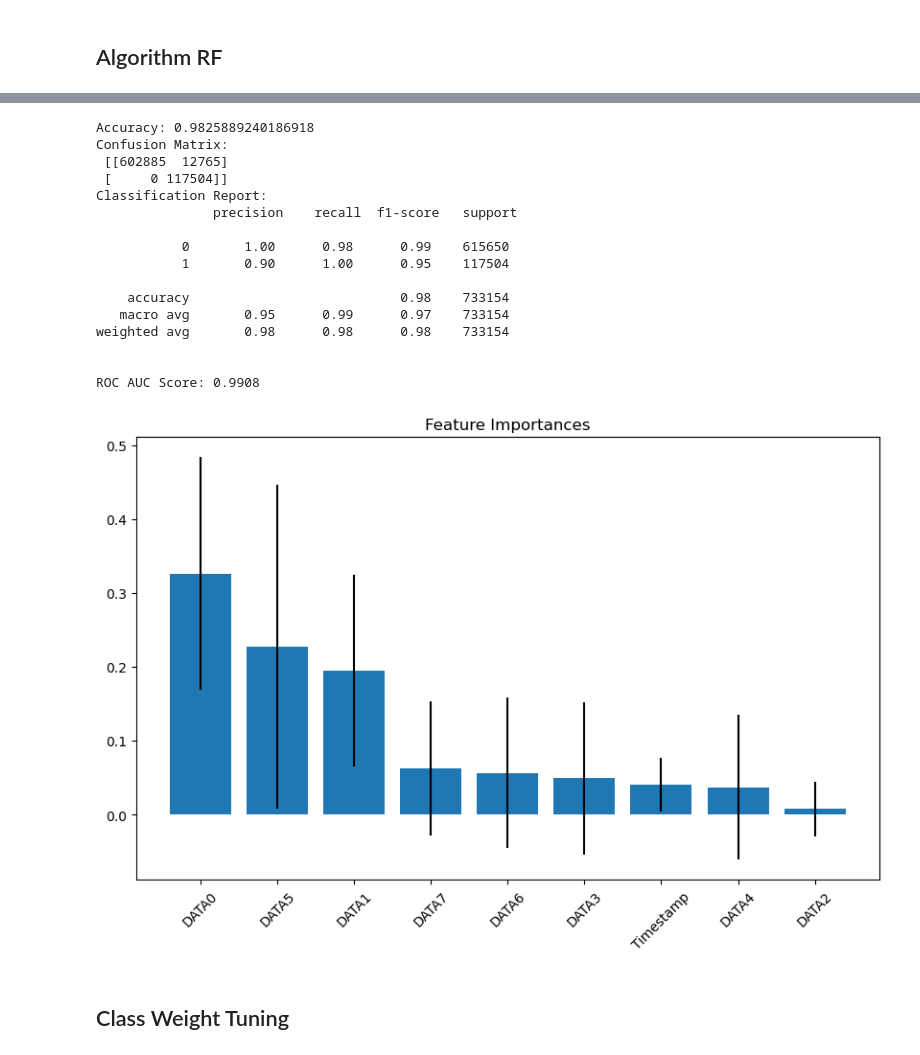
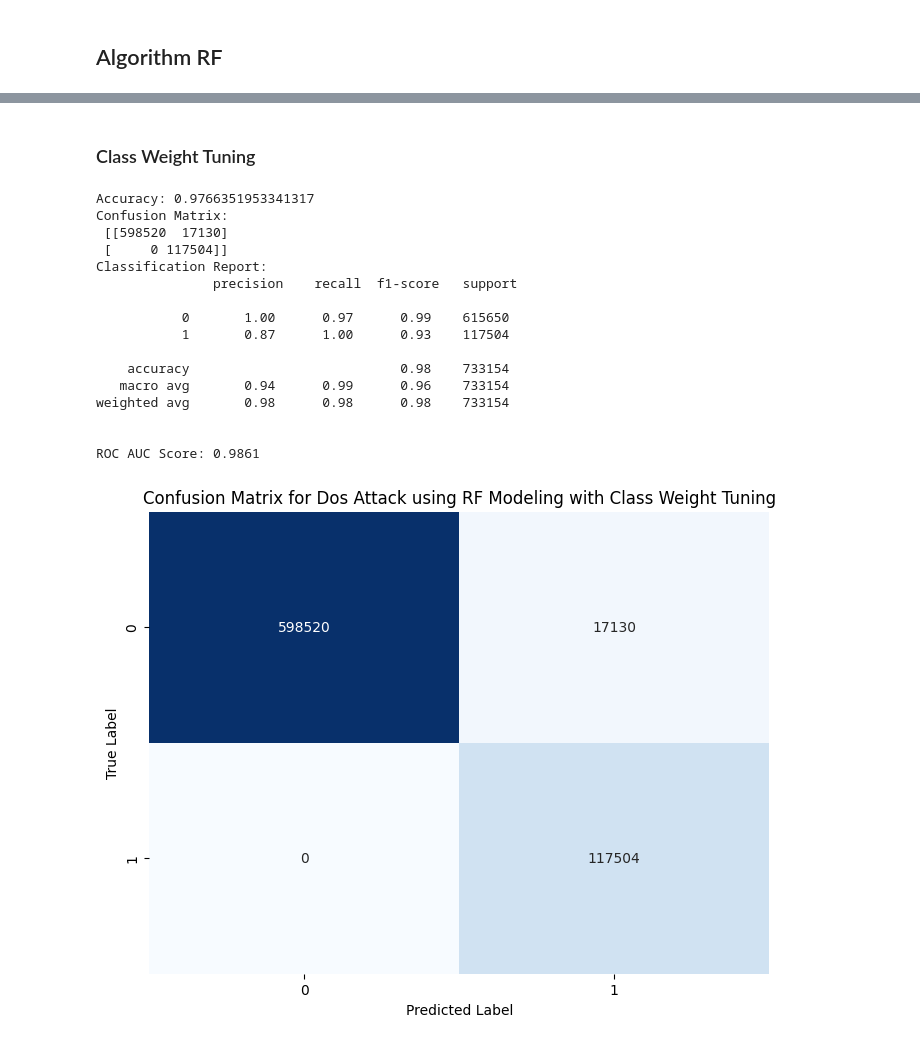
Before and after one commit to pranav-k-jha/kaggle-notebooks, a Jupyter notebook: cav-ml-prediction-model.ipynb, the cells around one changed output, grey strips where cells are left out. Cells and saved outputs as stored; diff of their text form; code cells hidden in the pictures.

Commit message:
Kaggle Notebook | DOS IDS ML Prediction Model | Version 29

```diff
--- a/cav-ml-prediction-model.ipynb
+++ b/cav-ml-prediction-model.ipynb
@@ -1041,17 +1022,19 @@ The model appears to be performing very well overall, especially for both classe
+# %% [markdown]
+### Class Weight Tuning
 # %%
 import pandas as pd
 import numpy as np
 from sklearn.model_selection import train_test_split
 from sklearn.ensemble import RandomForestClassifier
 from sklearn.metrics import classification_report, accuracy_score, confusion_matrix, roc_auc_score
-from sklearn.preprocessing import LabelEncoder
 import matplotlib.pyplot as plt
 
 # Load data
 df = df_9.copy()
 
+
 # 2. Split data
-X = df.drop(['Flag', 'CAN ID'], axis=1)  # Remove the leakage feature
+X = df.drop(['Timestamp', 'Flag', 'CAN ID'], axis=1)  # Remove the leakage feature
 y = df['Flag']
 
 # Stratified split to maintain class balance
@@ -1062,61 +1045,66 @@ X_train, X_test, y_train, y_test = train_test_split(
     random_state=42
 )
 
-# 3. Initialize Random Forest with class weighting
+# 3. Manually calculate class weights based on the exact class ratio (~5.24:1)
+# ratio = 3_078_250 / 587_521  # approximately 5.24
+ratio = 10
+class_weights = {0: 1, 1: ratio}  # Assign higher weight to minority class
+
+# 4. Initialize Random Forest with manually calculated class weights
 rf = RandomForestClassifier(
     n_estimators=100,
-    class_weight='balanced',  # Handles imbalance
-    max_depth=10,             # Prevent overfitting
-    n_jobs=-1,                # Use all cores
+    class_weight=class_weights,  # using manual weights instead of 'balanced'
+    max_depth=10,                # Prevent overfitting
+    n_jobs=-1,                   # Use all available cores
     random_state=42
 )
 
-# 4. Train model
+# 5. Train the model
 rf.fit(X_train, y_train)
 
-# 5. Evaluate
+# 6. Evaluate the model
 y_pred = rf.predict(X_test)
-y_proba = rf.predict_proba(X_test)[:,1]
+y_proba = rf.predict_proba(X_test)[:, 1]
 
-# Evaluate model performance
 print("Accuracy:", accuracy_score(y_test, y_pred))
 print("Confusion Matrix:\n", confusion_matrix(y_test, y_pred))
 print("Classification Report:\n", classification_report(y_test, y_pred))
-
 print(f"\nROC AUC Score: {roc_auc_score(y_test, y_proba):.4f}")
 
-# 6. Feature Importance
+# 7. Feature Importance
 features = X.columns
 importances = rf.feature_importances_
 std = np.std([tree.feature_importances_ for tree in rf.estimators_], axis=0)
 
-# Create DataFrame
+# Create DataFrame for feature importances
 fi_df = pd.DataFrame({'Feature': features, 'Importance': importances, 'Std': std})
 fi_df = fi_df.sort_values('Importance', ascending=False)
 
-# Plot
-plt.figure(figsize=(10,6))
-plt.title("Feature Importances")
-plt.bar(fi_df['Feature'], fi_df['Importance'], yerr=fi_df['Std'])
-plt.xticks(rotation=45)
+# Plot Confusion Matrix
+cm = confusion_matrix(y_test, y_pred)
+plt.figure(figsize=(8, 6))
+sns.heatmap(cm, annot=True, fmt='d', cmap='Blues', cbar=False)
+plt.title('Confusion Matrix for Dos Attack using RF Modeling with Class Weight Tuning')
+plt.xlabel('Predicted Label')
+plt.ylabel('True Label')
+# plt.tight_layout()
+plt.savefig(os.path.join("..", "images", "confusion_matrix_dos_rf.pdf"), format="pdf", bbox_inches='tight')
 plt.show()
 # %% [output]
-Accuracy: 0.9825889240186918
+Accuracy: 0.9766351953341317
 Confusion Matrix:
- [[602885  12765]
+ [[598520  17130]
  [     0 117504]]
 Classification Report:
                precision    recall  f1-score   support
 
-           0       1.00      0.98      0.99    615650
-           1       0.90      1.00      0.95    117504
+           0       1.00      0.97      0.99    615650
+           1       0.87      1.00      0.93    117504
 
     accuracy                           0.98    733154
-   macro avg       0.95      0.99      0.97    733154
+   macro avg       0.94      0.99      0.96    733154
 weighted avg       0.98      0.98      0.98    733154
 
 
-ROC AUC Score: 0.9908
+ROC AUC Score: 0.9861
-[figure, old version]
+[figure, new version]
-# %% [markdown]
-## Class Weight Tuning
```
Also changed, not shown: parts of 32 cells of this notebook.
